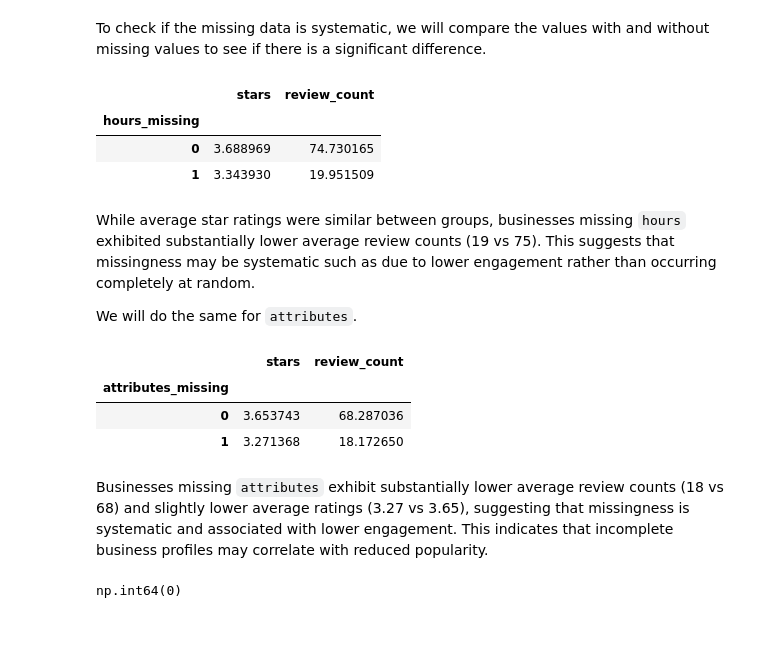
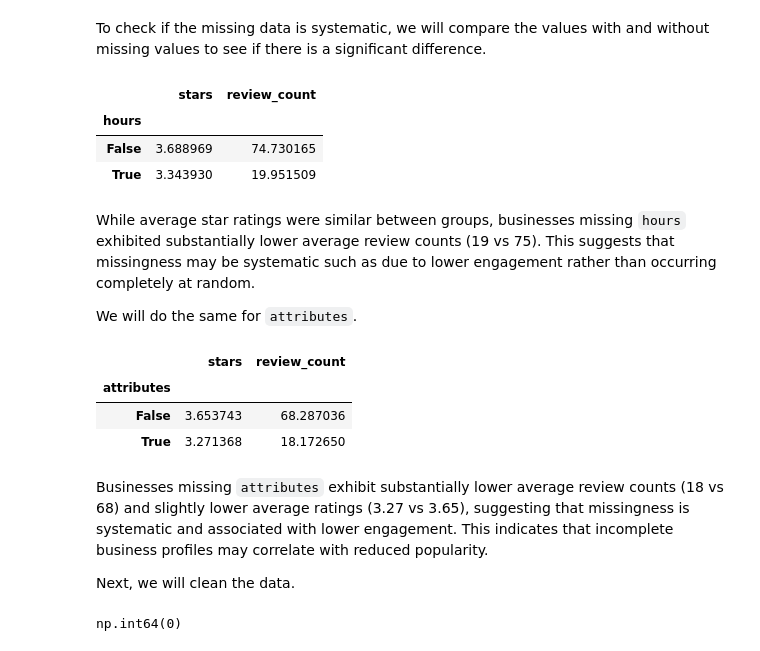
Before and after one commit to lznas/yelp-popularity-predicton, a Jupyter notebook: 01-DataCheckpoint.ipynb, the cells around one changed output. Cells and saved outputs as stored; diff of their text form; code cells hidden in the pictures.

Commit message:
Edits to first data wrangling

```diff
--- a/01-DataCheckpoint.ipynb
+++ b/01-DataCheckpoint.ipynb
@@ -205,28 +197,32 @@ Although some variables such as `address`, `attributes`, `categories` and `hours
 To check if the missing data is systematic, we will compare the values with and without missing values to see if there is a significant difference.
 # %%
 # Comapre stars and review counts with and without `hours`
-yelp_ph_clean["hours_missing"] = yelp_ph_clean["hours"].isna().astype(int)
-yelp_ph_clean.groupby("hours_missing")[["stars", "review_count"]].mean()
+yelp_ph_clean.groupby(
+    yelp_ph_clean["hours"].isna()
+)[["stars", "review_count"]].mean()
 # %% [output]
 |  | stars | review_count |
-| hours_missing |  |  |
-| 0 | 3.688969 | 74.730165 |
-| 1 | 3.343930 | 19.951509 |
+| hours |  |  |
+| False | 3.688969 | 74.730165 |
+| True | 3.343930 | 19.951509 |
 # %% [markdown]
 While average star ratings were similar between groups, businesses missing `hours` exhibited substantially lower average review counts (19 vs 75). This suggests that missingness may be systematic such as due to lower engagement rather than occurring completely at random.
 
 We will do the same for `attributes`.
 # %%
 # Comapre stars and review counts with and without `attributes`
-yelp_ph_clean["attributes_missing"] = yelp_ph_clean["attributes"].isna().astype(int)
-yelp_ph_clean.groupby("attributes_missing")[["stars", "review_count"]].mean()
+yelp_ph_clean.groupby(
+    yelp_ph_clean["attributes"].isna()
+)[["stars", "review_count"]].mean()
 # %% [output]
 |  | stars | review_count |
-| attributes_missing |  |  |
-| 0 | 3.653743 | 68.287036 |
-| 1 | 3.271368 | 18.172650 |
+| attributes |  |  |
+| False | 3.653743 | 68.287036 |
+| True | 3.271368 | 18.172650 |
 # %% [markdown]
 Businesses missing `attributes` exhibit substantially lower average review counts (18 vs 68) and slightly lower average ratings (3.27 vs 3.65), suggesting that missingness is systematic and associated with lower engagement. This indicates that incomplete business profiles may correlate with reduced popularity.
+
+Next, we will clean the data.
 # %%
 # Fill empty cells with 'Unknown'
 yelp_ph_clean['address'] = yelp_ph_clean['address'].fillna('Unknown')
```
Also changed, not shown: parts of 11 cells of this notebook, 1 other file.
